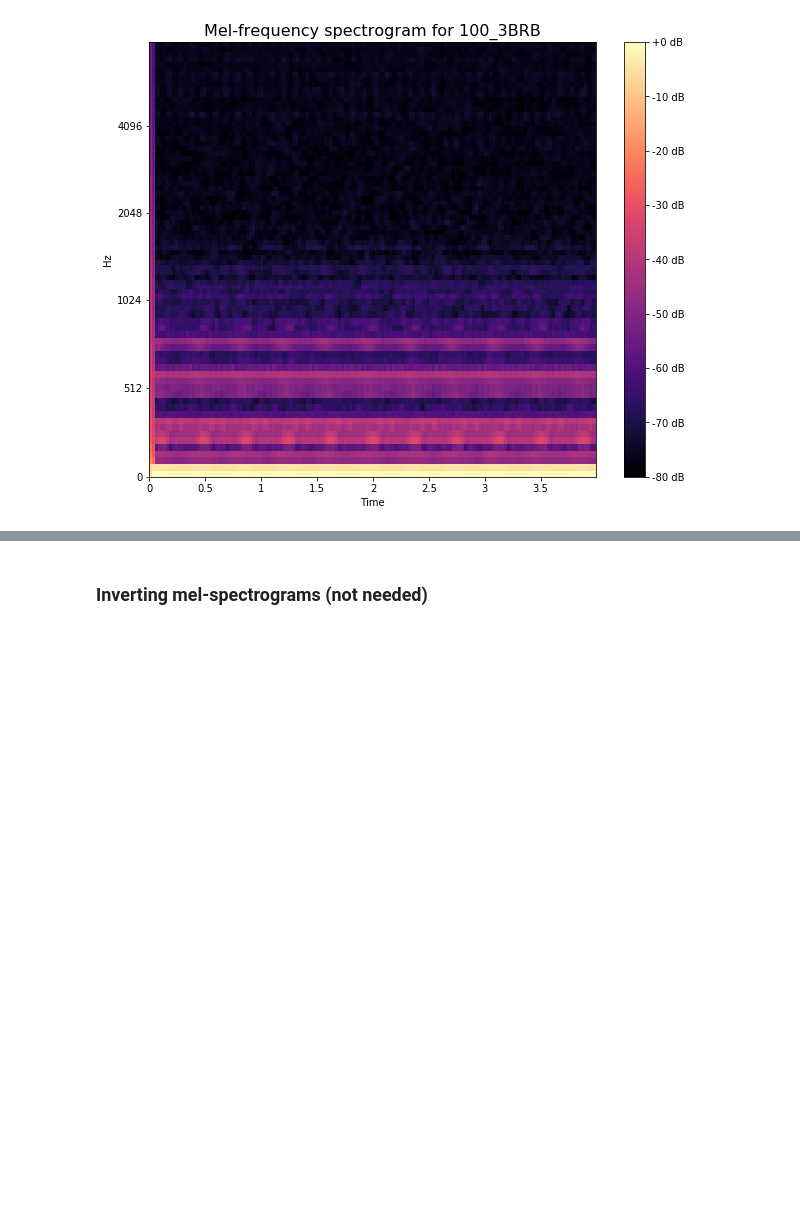
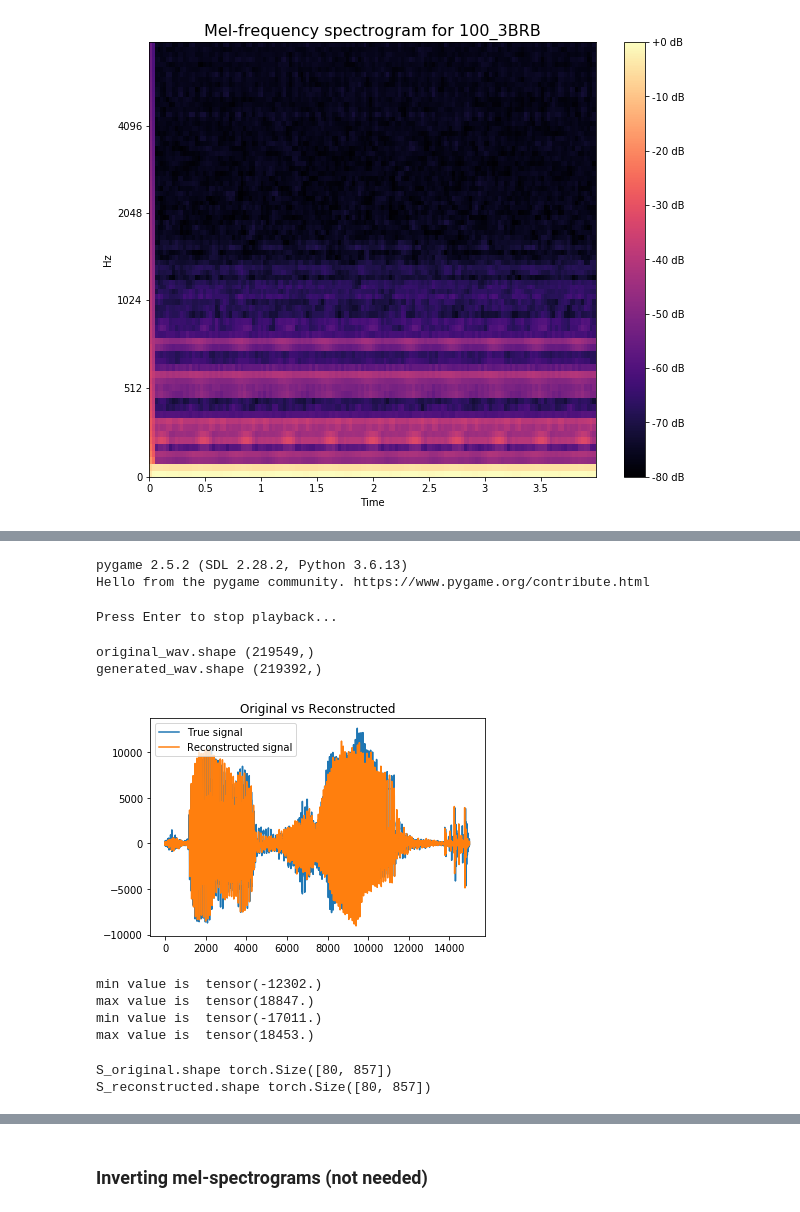
Before and after one commit to nicoladainese96/hifi-gan, a Jupyter notebook: 00_prepare_dataset.ipynb, the cells around one changed output, grey strips where cells are left out. Cells and saved outputs as stored; diff of their text form; code cells hidden in the pictures; blank space fills up the shorter version.

```diff
--- a/00_prepare_dataset.ipynb
+++ b/00_prepare_dataset.ipynb
@@ -225,0 +237,17 @@ for key in mel_specs_2steps.keys():
+# %%
+import pygame # install with pip install pygame
+
+def play_wav(file_path):
+    pygame.mixer.init()
+    pygame.mixer.music.load(file_path)
+    pygame.mixer.music.play()
+# %% [output]
+pygame 2.5.2 (SDL 2.28.2, Python 3.6.13)
+Hello from the pygame community. https://www.pygame.org/contribute.html
+# %%
+file_path = "generated_files/LJ046-0211_generated.wav"
+play_wav(file_path)
+input("Press Enter to stop playback...")
+pygame.mixer.music.stop()
+# %% [output]
+Press Enter to stop playback...
@@ -225,0 +269,32 @@ for key in mel_specs_2steps.keys():
+# %%
+# Load original and generated and plot them side by side somehow
+original_file = "test_files/LJ046-0211.wav"
+generated_file = "generated_files/LJ046-0211_generated.wav"
+
+original_wav, original_sr = load_wav(original_file)
+generated_wav, generated_sr = load_wav(generated_file)
+# %%
+print('original_wav.shape', original_wav.shape)
+print('generated_wav.shape', generated_wav.shape)
+# %% [output]
+original_wav.shape (219549,)
+generated_wav.shape (219392,)
+# %%
+compare_signal(original_wav, generated_wav, title="Original vs Reconstructed", window=15000)
+# %% [output]
+[figure, added]
+# %%
+S_original = get_mel(torch.FloatTensor(original_wav).unsqueeze(0), h)[0]
+S_reconstructed = get_mel(torch.FloatTensor(generated_wav).unsqueeze(0), h)[0]
+# %% [output]
+min value is  tensor(-12302.)
+max value is  tensor(18847.)
+min value is  tensor(-17011.)
+max value is  tensor(18453.)
+# %%
+# no idea where the last dimension comes from
+print('S_original.shape', S_original.shape)
+print('S_reconstructed.shape', S_reconstructed.shape)
+# %% [output]
+S_original.shape torch.Size([80, 857])
+S_reconstructed.shape torch.Size([80, 857])
```
Also changed, not shown: parts of 4 cells of this notebook, 4 other files.
